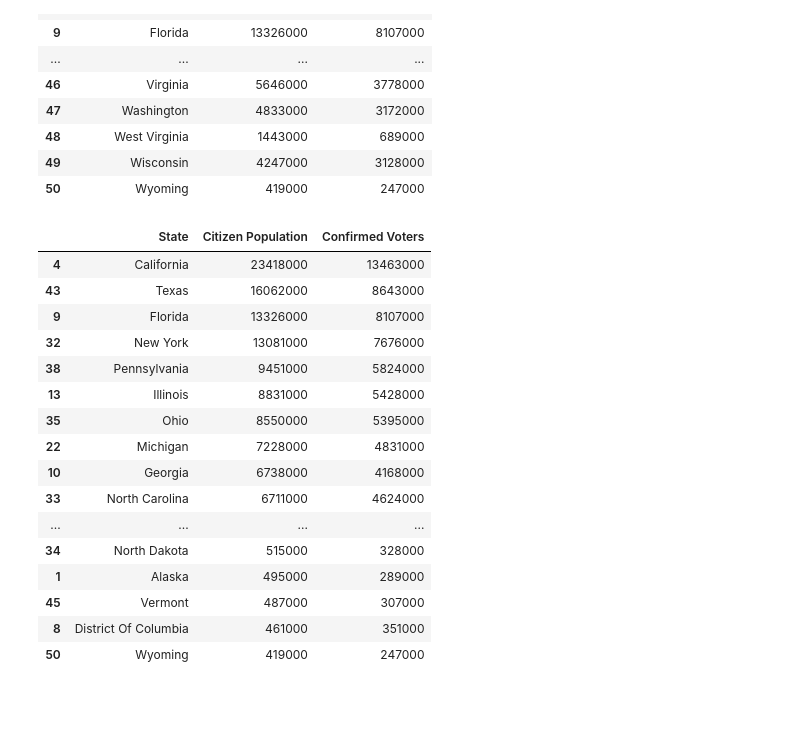
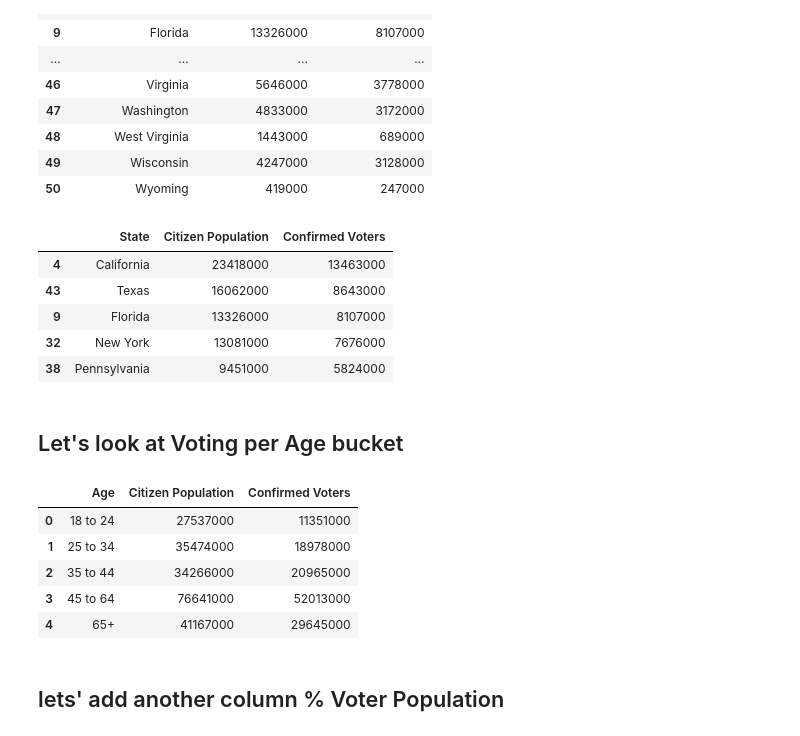
Before and after one commit to JeffreyAsuncion/Data_Analysis_2012_US_Voter_Data, a Jupyter notebook: US_Voter_2012.ipynb, the cells around one changed output. Drawn from its saved outputs; the diff is of its cells as text; code cells hidden in the pictures; blank space fills up the shorter version.

Commit message:
working on tuning pivot table

```diff
--- a/US_Voter_2012.ipynb
+++ b/US_Voter_2012.ipynb
@@ -95,22 +95,26 @@ df.groupby("State")['Citizen Population','Confirmed Voters'].sum().reset_index()
 # %%
 new_df = df.groupby("State")['Citizen Population','Confirmed Voters'].sum().reset_index()
 new_df = new_df.sort_values(by=['Citizen Population'], ascending=False)
-new_df
+new_df.head(5)
 # %% [output]
 |  | State | Citizen Population | Confirmed Voters |
 | 4 | California | 23418000 | 13463000 |
 | 43 | Texas | 16062000 | 8643000 |
 | 9 | Florida | 13326000 | 8107000 |
 | 32 | New York | 13081000 | 7676000 |
 | 38 | Pennsylvania | 9451000 | 5824000 |
-| 13 | Illinois | 8831000 | 5428000 |
-| 35 | Ohio | 8550000 | 5395000 |
-| 22 | Michigan | 7228000 | 4831000 |
-| 10 | Georgia | 6738000 | 4168000 |
-| 33 | North Carolina | 6711000 | 4624000 |
-| ... | ... | ... | ... |
-| 34 | North Dakota | 515000 | 328000 |
-| 1 | Alaska | 495000 | 289000 |
-| 45 | Vermont | 487000 | 307000 |
-| 8 | District Of Columbia | 461000 | 351000 |
-| 50 | Wyoming | 419000 | 247000 |
+# %% [markdown]
+## Let's look at Voting per Age bucket
+# %%
+new_df = df.groupby("Age")['Citizen Population','Confirmed Voters'].sum().reset_index()
+# new_df = new_df.sort_values(by=['Citizen Population'], ascending=False)
+new_df
+# %% [output]
+|  | Age | Citizen Population | Confirmed Voters |
+| 0 | 18 to 24 | 27537000 | 11351000 |
+| 1 | 25 to 34 | 35474000 | 18978000 |
+| 2 | 35 to 44 | 34266000 | 20965000 |
+| 3 | 45 to 64 | 76641000 | 52013000 |
+| 4 | 65+ | 41167000 | 29645000 |
+# %% [markdown]
+## lets' add another column % Voter Population
```
Also changed, not shown: parts of 19 cells of this notebook.
